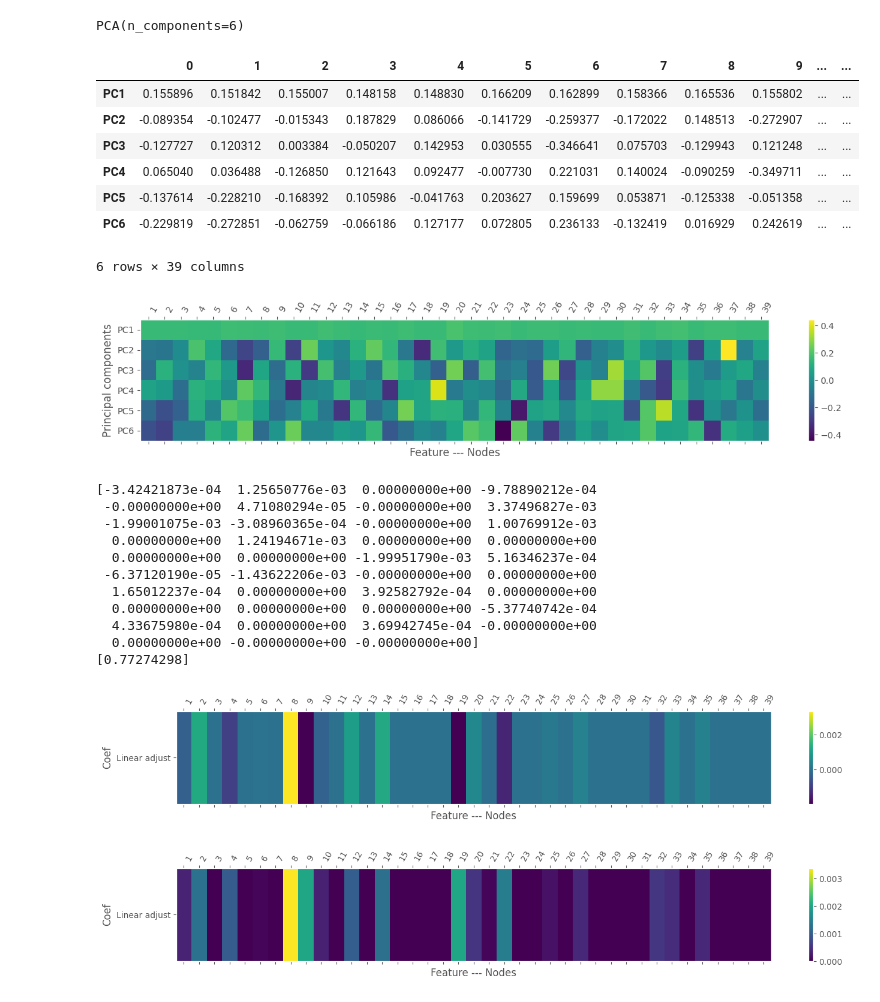
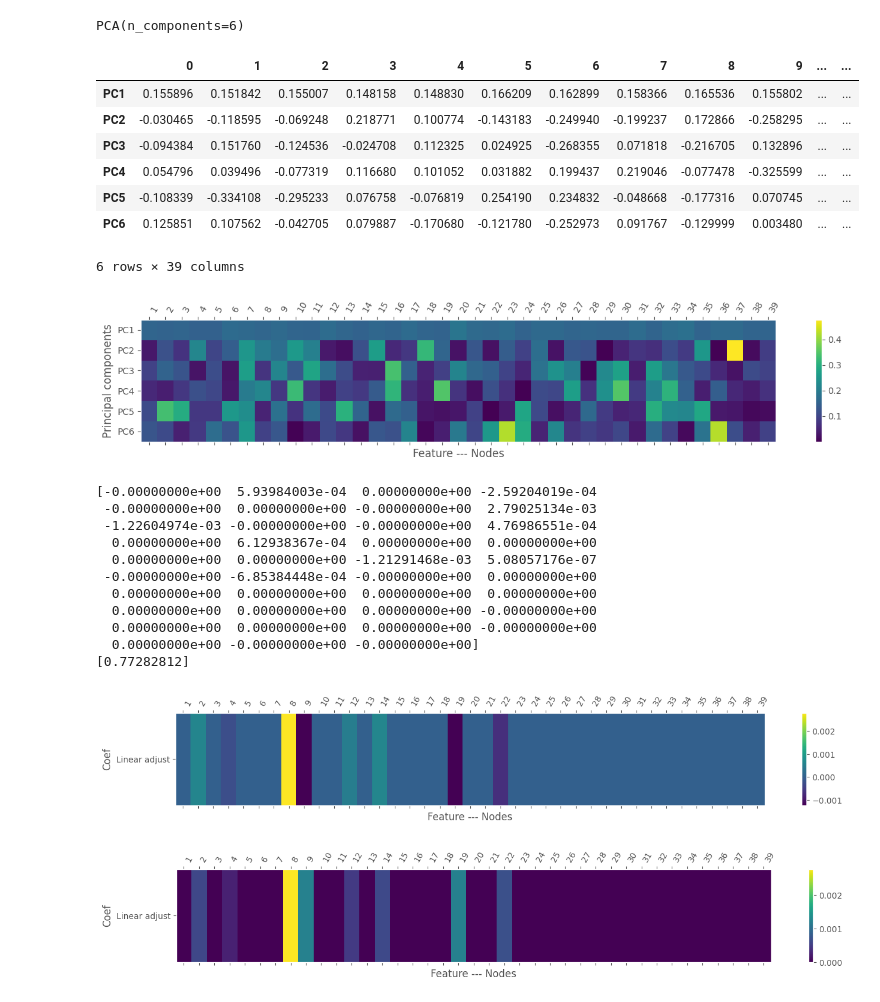
Before and after one commit to IceMerman/NN_validation, a Jupyter notebook: schemaData.ipynb, the cells around one changed output. Cells and saved outputs as stored; diff of their text form; code cells hidden in the pictures.

```diff
--- a/schemaData.ipynb
+++ b/schemaData.ipynb
@@ -69,7 +72,7 @@ voltages and angles in the same variable:  (1000, 78)
 # voltageAngles
 # voltageMagAng
 
-selectSet = 0
+selectSet = 1
 
 if selectSet == 0:
     toDescribe = pd.DataFrame(voltageMagnitudes)
@@ -143,32 +146,32 @@ pd.DataFrame(
 # %% [output]
 |  | 0 | 1 | 2 | 3 | 4 | 5 | 6 | 7 | 8 | 9 | ... | ... |
 | PC1 | 0.155896 | 0.151842 | 0.155007 | 0.148158 | 0.148830 | 0.166209 | 0.162899 | 0.158366 | 0.165536 | 0.155802 | ... | ... |
-| PC2 | -0.089354 | -0.102477 | -0.015343 | 0.187829 | 0.086066 | -0.141729 | -0.259377 | -0.172022 | 0.148513 | -0.272907 | ... | ... |
-| PC3 | -0.127727 | 0.120312 | 0.003384 | -0.050207 | 0.142953 | 0.030555 | -0.346641 | 0.075703 | -0.129943 | 0.121248 | ... | ... |
-| PC4 | 0.065040 | 0.036488 | -0.126850 | 0.121643 | 0.092477 | -0.007730 | 0.221031 | 0.140024 | -0.090259 | -0.349711 | ... | ... |
-| PC5 | -0.137614 | -0.228210 | -0.168392 | 0.105986 | -0.041763 | 0.203627 | 0.159699 | 0.053871 | -0.125338 | -0.051358 | ... | ... |
-| PC6 | -0.229819 | -0.272851 | -0.062759 | -0.066186 | 0.127177 | 0.072805 | 0.236133 | -0.132419 | 0.016929 | 0.242619 | ... | ... |
+| PC2 | -0.030465 | -0.118595 | -0.069248 | 0.218771 | 0.100774 | -0.143183 | -0.249940 | -0.199237 | 0.172866 | -0.258295 | ... | ... |
+| PC3 | -0.094384 | 0.151760 | -0.124536 | -0.024708 | 0.112325 | 0.024925 | -0.268355 | 0.071818 | -0.216705 | 0.132896 | ... | ... |
+| PC4 | 0.054796 | 0.039496 | -0.077319 | 0.116680 | 0.101052 | 0.031882 | 0.199437 | 0.219046 | -0.077478 | -0.325599 | ... | ... |
+| PC5 | -0.108339 | -0.334108 | -0.295233 | 0.076758 | -0.076819 | 0.254190 | 0.234832 | -0.048668 | -0.177316 | 0.070745 | ... | ... |
+| PC6 | 0.125851 | 0.107562 | -0.042705 | 0.079887 | -0.170680 | -0.121780 | -0.252973 | 0.091767 | -0.129999 | 0.003480 | ... | ... |
 6 rows × 39 columns
 # %%
 # Heatmap componentes
 # TODO: test with abs(modelo_pca.componets_), becouse the decomposition near to zero are depreciated
 # ==============================================================================
-plt.matshow(modelo_pca.components_, cmap='viridis', aspect='auto')
-# plt.matshow(abs(modelo_pca.components_), cmap='viridis', aspect='auto')
+# plt.matshow(modelo_pca.components_, cmap='viridis', aspect='auto')
+plt.matshow(abs(modelo_pca.components_), cmap='viridis', aspect='auto')
 plt.yticks(range(len(indexLabel)), indexLabel)
 plt.xticks(range(len(toDescribe.columns)), list(np.arange(1, len(toDescribe.columns) + 1, 1)), rotation= 60, ha="left")
 plt.grid(False)
 plt.xlabel("Feature --- Nodes")
 plt.ylabel ("Principal components")
-plt.colorbar();
+plt.colorbar()
 # %% [output]
-[figure, old version]
+[figure, new version]
 # %%
 # Lasso regresion: Which variables or nodes influence the convergence of load flow?
 #TODO: create function to identify nodes that dont influence convergence of load flow
 
 # controlling regularization strength
-alphaLasso = 0.09 # 0.09
+alphaLasso = 0.15 # 0.09
 # (1 / (2 * n_samples)) * ||y - Xw||^2_2 + alpha * ||w||_1
 
 from sklearn import linear_model
@@ -206,19 +209,19 @@ plt.colorbar();
 
 # TODO: LogisticRegression
 # %% [output]
-[-3.42421873e-04  1.25650776e-03  0.00000000e+00 -9.78890212e-04
- -0.00000000e+00  4.71080294e-05 -0.00000000e+00  3.37496827e-03
- -1.99001075e-03 -3.08960365e-04 -0.00000000e+00  1.00769912e-03
-  0.00000000e+00  1.24194671e-03  0.00000000e+00  0.00000000e+00
-  0.00000000e+00  0.00000000e+00 -1.99951790e-03  5.16346237e-04
- -6.37120190e-05 -1.43622206e-03 -0.00000000e+00  0.00000000e+00
-  1.65012237e-04  0.00000000e+00  3.92582792e-04  0.00000000e+00
-  0.00000000e+00  0.00000000e+00  0.00000000e+00 -5.37740742e-04
-  4.33675980e-04  0.00000000e+00  3.69942745e-04 -0.00000000e+00
+[-0.00000000e+00  5.93984003e-04  0.00000000e+00 -2.59204019e-04
+ -0.00000000e+00  0.00000000e+00 -0.00000000e+00  2.79025134e-03
+ -1.22604974e-03 -0.00000000e+00 -0.00000000e+00  4.76986551e-04
+  0.00000000e+00  6.12938367e-04  0.00000000e+00  0.00000000e+00
+  0.00000000e+00  0.00000000e+00 -1.21291468e-03  5.08057176e-07
+ -0.00000000e+00 -6.85384448e-04 -0.00000000e+00  0.00000000e+00
+  0.00000000e+00  0.00000000e+00  0.00000000e+00  0.00000000e+00
+  0.00000000e+00  0.00000000e+00  0.00000000e+00 -0.00000000e+00
+  0.00000000e+00  0.00000000e+00  0.00000000e+00 -0.00000000e+00
   0.00000000e+00 -0.00000000e+00 -0.00000000e+00]
-[0.77274298]
+[0.77282812]
-[figure, old version]
+[figure, new version]
-[figure, old version]
+[figure, new version]
 # %%
 # clfVoltageAngle= linear_model.Lasso(alpha=alphaLasso)
 # clfVoltageAngle.fit(voltageAngles, secureConditionLabels)
```
Also changed, not shown: parts of 3 cells of this notebook.
